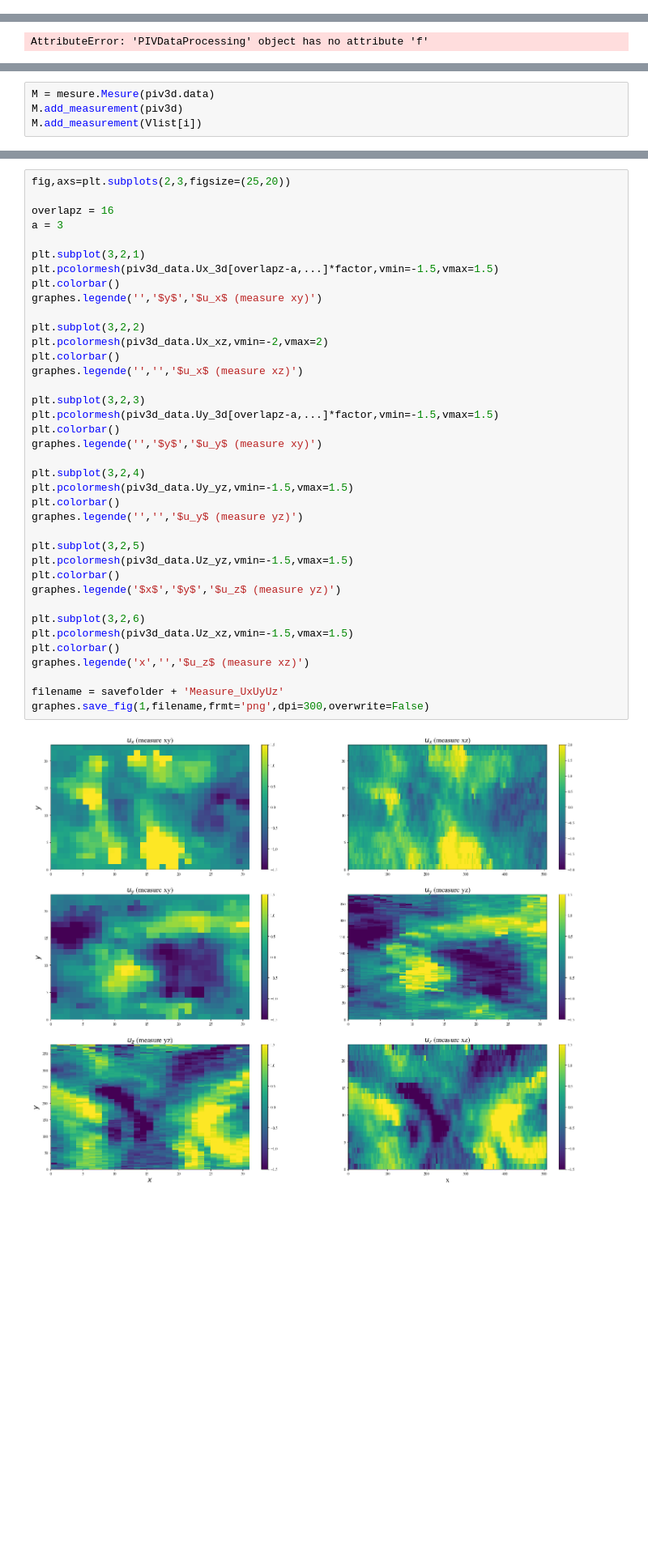
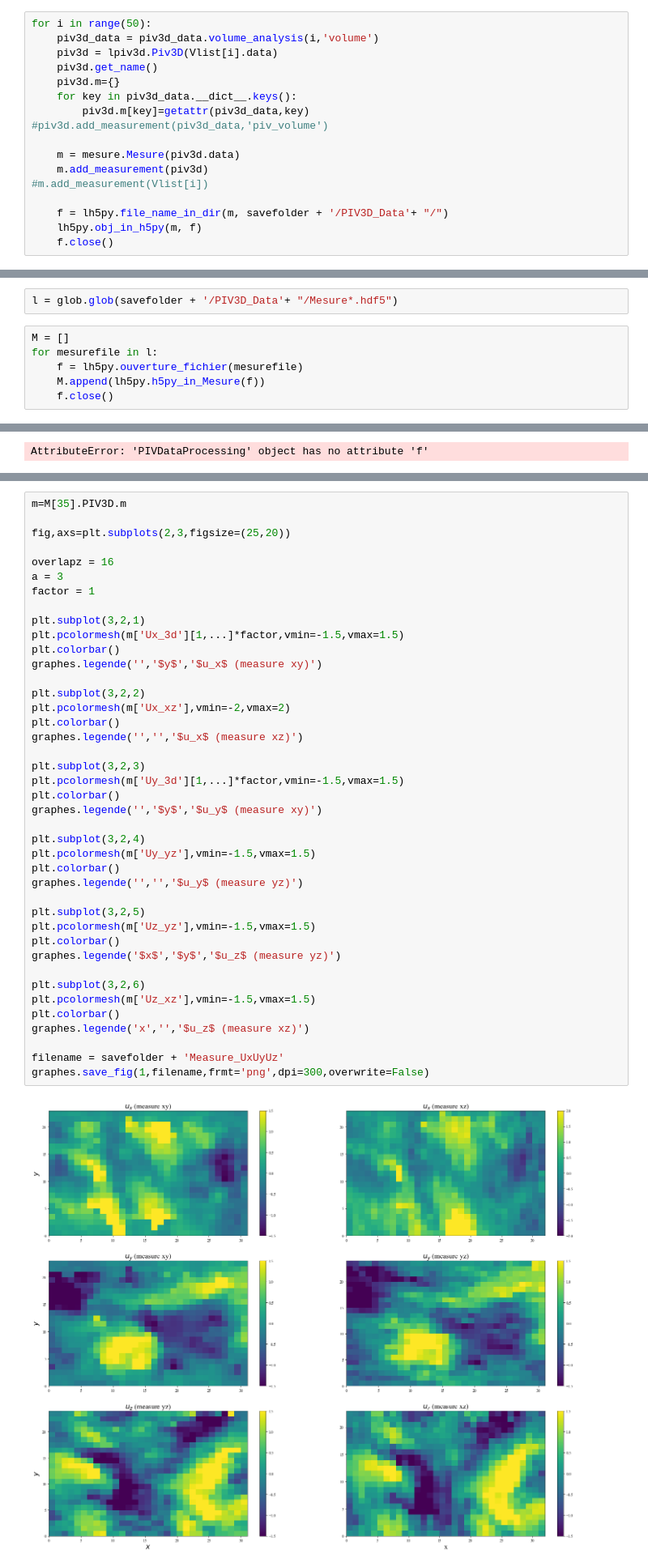
Before and after one commit to PerrardCodes/stephane, a Jupyter notebook: piv3d/Piv3d_volumeprocess_exemple.ipynb, the cells around one changed output, grey strips where cells are left out. Shown at 81% size. Cells and saved outputs as stored; diff of their text form; blank space fills up the shorter version.

```diff
--- a/piv3d/Piv3d_volumeprocess_exemple.ipynb
+++ b/piv3d/Piv3d_volumeprocess_exemple.ipynb
@@ -115,0 +131,17 @@ Process along yz
+# %%
+for i in range(50):
+    piv3d_data = piv3d_data.volume_analysis(i,'volume')
+    piv3d = lpiv3d.Piv3D(Vlist[i].data)
+    piv3d.get_name()
+    piv3d.m={}
+    for key in piv3d_data.__dict__.keys():
+        piv3d.m[key]=getattr(piv3d_data,key)
+#piv3d.add_measurement(piv3d_data,'piv_volume')
+
+    m = mesure.Mesure(piv3d.data)
+    m.add_measurement(piv3d)
+#m.add_measurement(Vlist[i])
+
+    f = lh5py.file_name_in_dir(m, savefolder + '/PIV3D_Data'+ "/")
+    lh5py.obj_in_h5py(m, f)
+    f.close()
@@ -115,0 +167,8 @@ Process along yz
+# %%
+l = glob.glob(savefolder + '/PIV3D_Data'+ "/Mesure*.hdf5")
+# %%
+M = []
+for mesurefile in l:
+    f = lh5py.ouverture_fichier(mesurefile)
+    M.append(lh5py.h5py_in_Mesure(f))
+    f.close()
@@ -143,4 +208,0 @@ dict_keys(['cine_filepath', 'parent_folder', 'cine_name', 'volume_folder', 'mask
-# %%
-M = mesure.Mesure(piv3d.data)
-M.add_measurement(piv3d)
-M.add_measurement(Vlist[i])
@@ -162,43 +323,46 @@ print(std2)
 # %%
+m=M[35].PIV3D.m
+
 fig,axs=plt.subplots(2,3,figsize=(25,20))
 
 overlapz = 16
 a = 3
+factor = 1
 
 plt.subplot(3,2,1)
-plt.pcolormesh(piv3d_data.Ux_3d[overlapz-a,...]*factor,vmin=-1.5,vmax=1.5)
+plt.pcolormesh(m['Ux_3d'][1,...]*factor,vmin=-1.5,vmax=1.5)
 plt.colorbar()
 graphes.legende('','$y$','$u_x$ (measure xy)')
 
 plt.subplot(3,2,2)
-plt.pcolormesh(piv3d_data.Ux_xz,vmin=-2,vmax=2)
+plt.pcolormesh(m['Ux_xz'],vmin=-2,vmax=2)
 plt.colorbar()
 graphes.legende('','','$u_x$ (measure xz)')
 
 plt.subplot(3,2,3)
-plt.pcolormesh(piv3d_data.Uy_3d[overlapz-a,...]*factor,vmin=-1.5,vmax=1.5)
+plt.pcolormesh(m['Uy_3d'][1,...]*factor,vmin=-1.5,vmax=1.5)
 plt.colorbar()
 graphes.legende('','$y$','$u_y$ (measure xy)')
 
 plt.subplot(3,2,4)
-plt.pcolormesh(piv3d_data.Uy_yz,vmin=-1.5,vmax=1.5)
+plt.pcolormesh(m['Uy_yz'],vmin=-1.5,vmax=1.5)
 plt.colorbar()
 graphes.legende('','','$u_y$ (measure yz)')
 
 plt.subplot(3,2,5)
-plt.pcolormesh(piv3d_data.Uz_yz,vmin=-1.5,vmax=1.5)
+plt.pcolormesh(m['Uz_yz'],vmin=-1.5,vmax=1.5)
 plt.colorbar()
 graphes.legende('$x$','$y$','$u_z$ (measure yz)')
 
 plt.subplot(3,2,6)
-plt.pcolormesh(piv3d_data.Uz_xz,vmin=-1.5,vmax=1.5)
+plt.pcolormesh(m['Uz_xz'],vmin=-1.5,vmax=1.5)
 plt.colorbar()
 graphes.legende('x','','$u_z$ (measure xz)')
 
 filename = savefolder + 'Measure_UxUyUz'
 graphes.save_fig(1,filename,frmt='png',dpi=300,overwrite=False)
 # %% [output]
-[figure, old version]
+[figure, new version]
 # %%
 f = h5pylea.file_name_in_dir(M, savefolder)
 h5pylea.obj_in_h5py(M,f)
```
Also changed, not shown: parts of 26 cells of this notebook.
